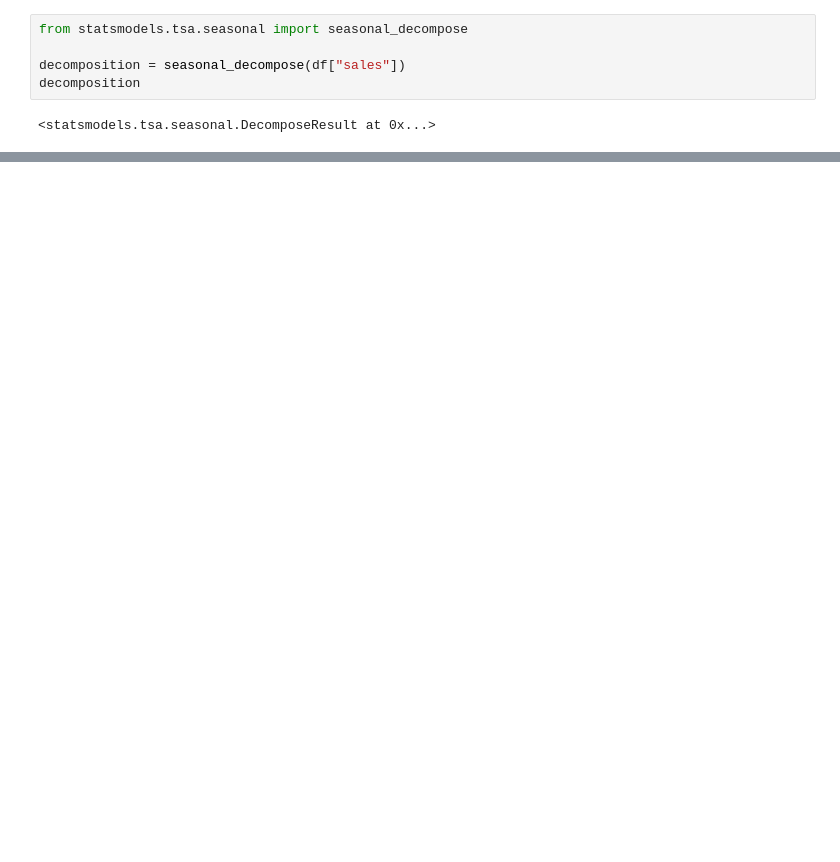
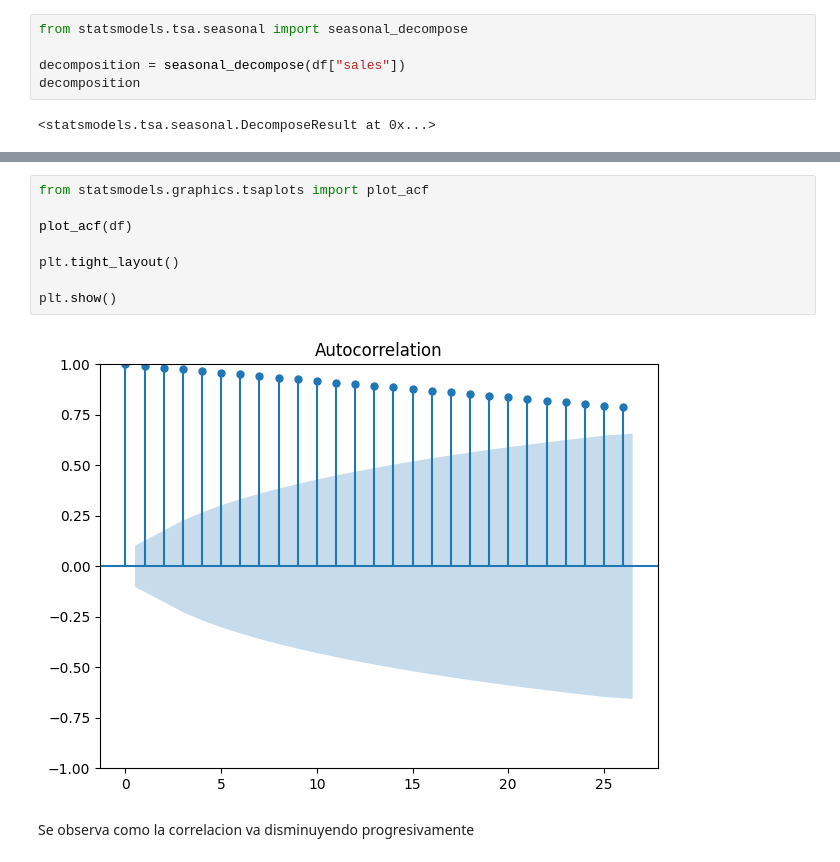
Before and after one commit to Lsiniestro/time-series, a Jupyter notebook: src/explore.ipynb, the cells around one changed output, grey strips where cells are left out. Drawn from its saved outputs; the diff is of its cells as text; blank space fills up the shorter version.

```diff
--- a/src/explore.ipynb
+++ b/src/explore.ipynb
@@ -71,0 +137,12 @@ decomposition
+# %%
+from statsmodels.graphics.tsaplots import plot_acf
+
+plot_acf(df)
+
+plt.tight_layout()
+
+plt.show()
+# %% [output]
+[figure, added]
+# %% [markdown]
+Se observa como la correlacion va disminuyendo progresivamente
```
Also changed, not shown: parts of 13 cells of this notebook.
